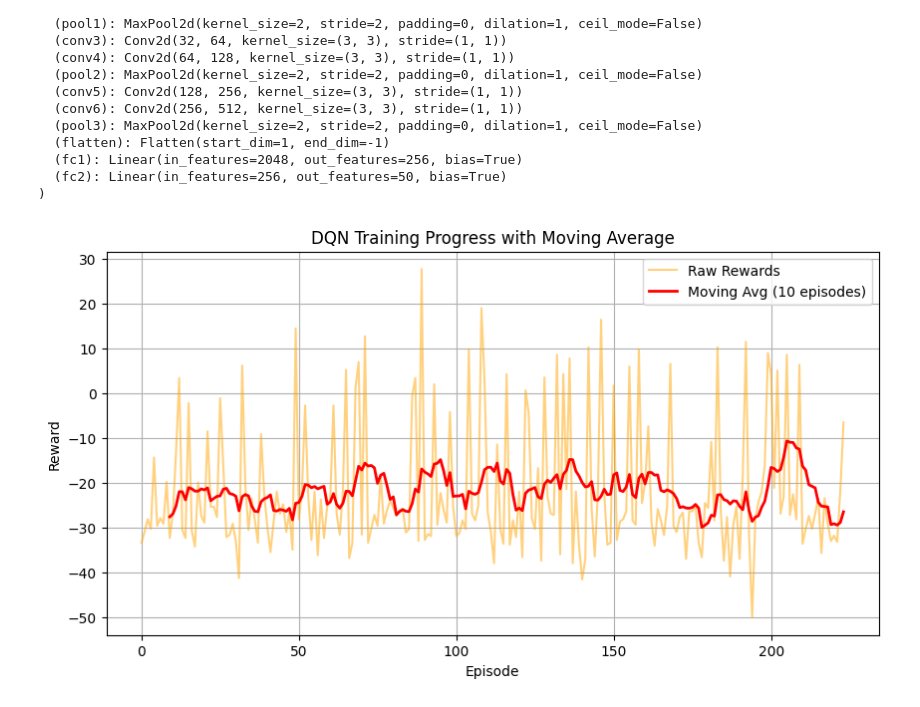
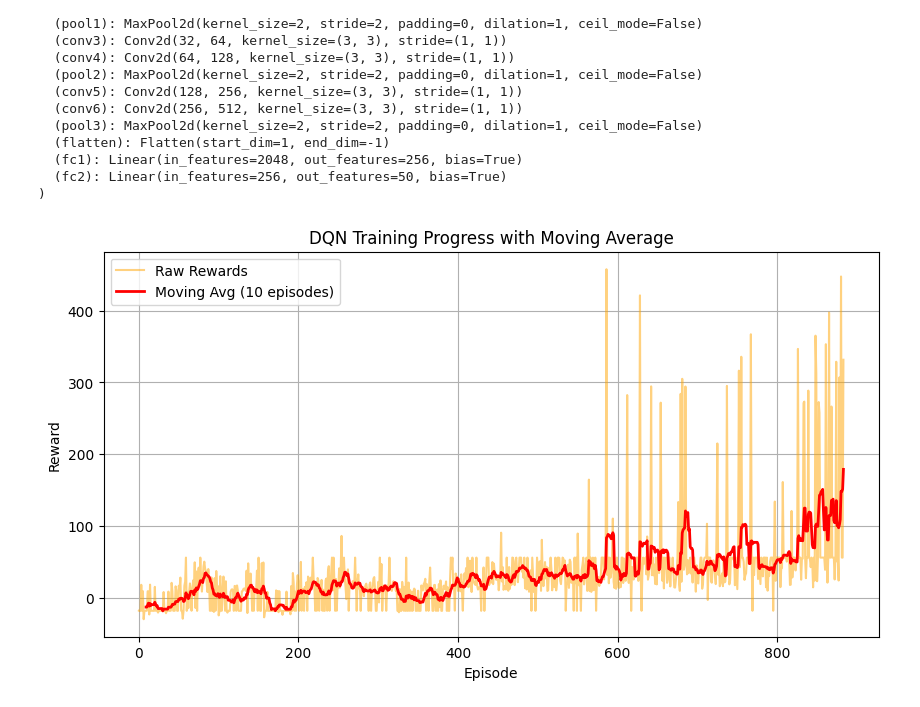
Before and after one commit to Cy-Fi/EVA_MIlab_Hackathon, a Jupyter notebook: training_plots.ipynb, the cells around one changed output. Saved outputs shown, nothing was run; the diff lists cells and outputs as text; code cells hidden in the pictures.

```diff
--- a/training_plots.ipynb
+++ b/training_plots.ipynb
@@ -136,7 +136,7 @@ def load_and_process_csv(file_path):
 
     return pd.DataFrame(cleaned_data, columns=["Episode", "Reward"])
 
-def plot_training_progress(df, file_name, window_size=10):
+def plot_training_progress(df, file_name, save_path, window_size=10):
     """Plots DQN training progress with a moving average."""
     df["Moving_Avg"] = df["Reward"].rolling(window=window_size).mean()
 
@@ -149,12 +149,12 @@ def plot_training_progress(df, file_name, window_size=10):
     plt.title("DQN Training Progress with Moving Average")
     plt.legend()
     plt.grid(True)
-    plt.savefig(f"{file_name}_training_reward.png", dpi=300, bbox_inches='tight')
+    plt.savefig(f"{save_path}/{file_name}_training_reward.png", dpi=300, bbox_inches='tight')
     plt.show()
 # %%
-file_path = "C:/Users/cyril/Downloads/CNN_DQN_20250210215238(2).csv"  # Replace with your actual file path
+file_path = "C:/Users/cyril/Downloads/CNN_DQN_20250212080216(2).csv"  # Replace with your actual file path
 file_name = file_path.split('/')[-1].split('.')[0]
 df = load_and_process_csv(file_path)
 plot_training_progress(df, file_name)
 # %% [output]
-[figure, old version]
+[figure, new version]
```
Also changed, not shown: 2 other files.
